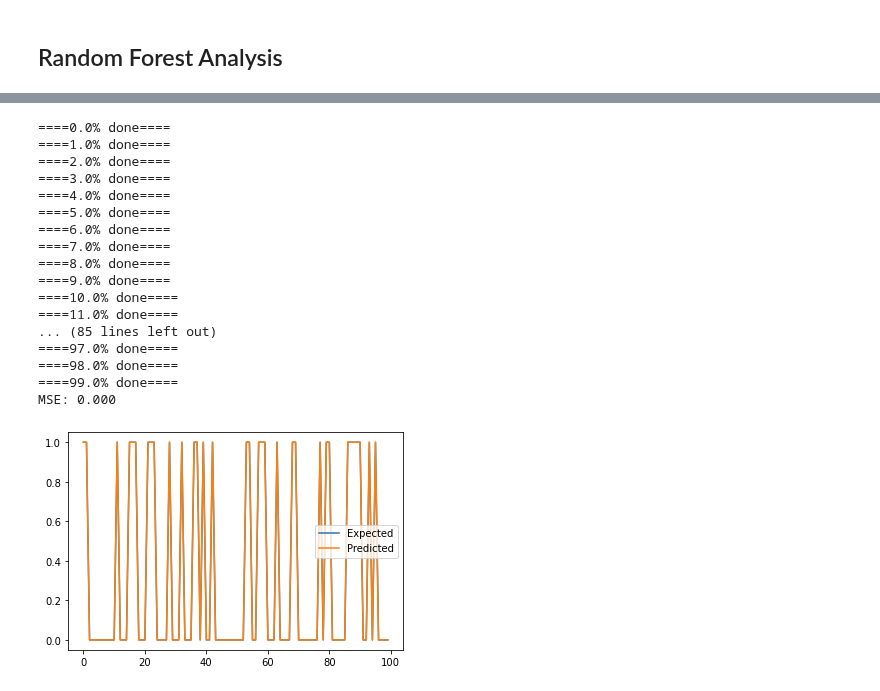
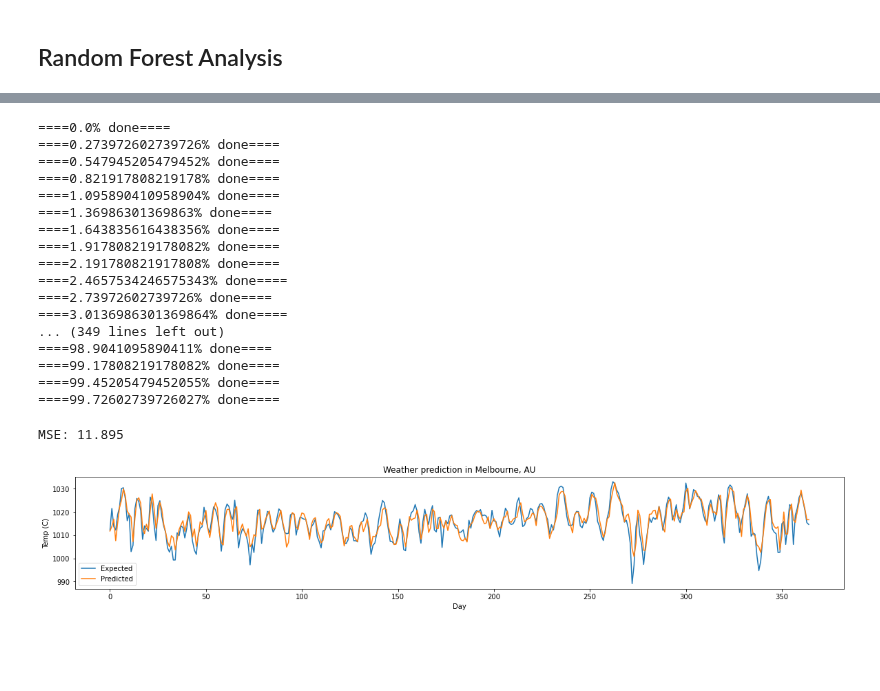
Before and after one commit to silva-nick/STATS402-Final, a Jupyter notebook: rf.ipynb, the cells around one changed output, grey strips where cells are left out. Cells and saved outputs as stored; diff of their text form; code cells hidden in the pictures; blank space fills up the shorter version.

```diff
--- a/rf.ipynb
+++ b/rf.ipynb
@@ -31,12 +23,12 @@ def shift_ts_data(df, n_train_days=1, n_pred_days=1):
     return agg.values
 # %%
 # Make prediction for single value
-def rf_prediction(train, testX, pred_idx=-1):
+def train_rf(train, pred_idx):
     train = np.asarray(train)
-    X, y = train[:, :pred_idx], train[:, pred_idx]
+    X, y = np.delete(train, pred_idx, 1), train[:, pred_idx]
     model = RandomForestRegressor(n_estimators=800)
     model.fit(X, y)
-    return model.predict([testX])[0]
+    return model
 
 # Run model on dataset
 def validate_rf(data, test_size=None, pred_idx=-1):
@@ -46,48 +38,56 @@ def validate_rf(data, test_size=None, pred_idx=-1):
         test_size = min(int(len(data) * test_size), len(data))
 
     train, test = data[:-test_size, :], data[-test_size:, :]
+    testX, testY = np.delete(test, pred_idx, 1), test[:, pred_idx]
+
     prev_samples = train.tolist()
     predictions = list()
+
+    model = train_rf(train, pred_idx)
     for i in range(test_size):
-        X, y = test[i, :pred_idx], test[i, pred_idx]
-        y_hat = rf_prediction(prev_samples, X)
+        X, y = testX[i], testY[i]
+        y_hat = model.predict([X])[0]
+
         predictions.append(y_hat)
         prev_samples.append(test[i])
-        print("===={}% done====".format(i * 100 / test_size))
+        #print("===={}% done====".format(i * 100 / test_size))
 
     MSE = mean_squared_error(test[:, pred_idx], predictions)
     return MSE, test[:, pred_idx], predictions
+# %%
+shift_melb = shift_ts_data(df_melb, n_train_days=2, n_pred_days=2)
+shift_melb = shift_melb[~np.isnan(shift_melb).any(axis=1)]
+
+MSE, y, y_hat = validate_rf(shift_melb, 365, -8) #4,7,8
+# %% [output]
+====0.0% done====
+====0.273972602739726% done====
+====0.547945205479452% done====
+====0.821917808219178% done====
+====1.095890410958904% done====
+====1.36986301369863% done====
+====1.643835616438356% done====
+====1.917808219178082% done====
+====2.191780821917808% done====
+====2.4657534246575343% done====
+====2.73972602739726% done====
+====3.0136986301369864% done====
+... (349 lines left out)
+====98.9041095890411% done====
+====99.17808219178082% done====
+====99.45205479452055% done====
+====99.72602739726027% done====
 # %%
-shift_melb = shift_ts_data(df_melb, n_train_days=2)
-shift_melb = shift_melb[~np.isnan(shift_melb).any(axis=1)]
-shift_melb = np.delete(shift_melb, -1, 1)
-
-MSE, y, y_hat = validate_rf(shift_melb, 100, -1)
-
 print('MSE: %.3f' % MSE)
+plt.rcParams["figure.figsize"] = (20,3)
 # plot expected vs predicted
 plt.plot(y, label='Expected')
 plt.plot(y_hat, label='Predicted')
 plt.legend()
 plt.xlabel("Day")
-plt.ylabel("Rain Tomorrow")
+plt.ylabel("Temp (C)")
+plt.title("Weather prediction in Melbourne, AU")
 plt.show()
 # %% [output]
-====0.0% done====
-====1.0% done====
-====2.0% done====
-====3.0% done====
-====4.0% done====
-====5.0% done====
-====6.0% done====
-====7.0% done====
-====8.0% done====
-====9.0% done====
-====10.0% done====
-====11.0% done====
-... (85 lines left out)
-====97.0% done====
-====98.0% done====
-====99.0% done====
-MSE: 0.000
+MSE: 11.895
-[figure, old version]
+[figure, new version]
```
Also changed, not shown: parts of 3 cells of this notebook, 1 other file.
